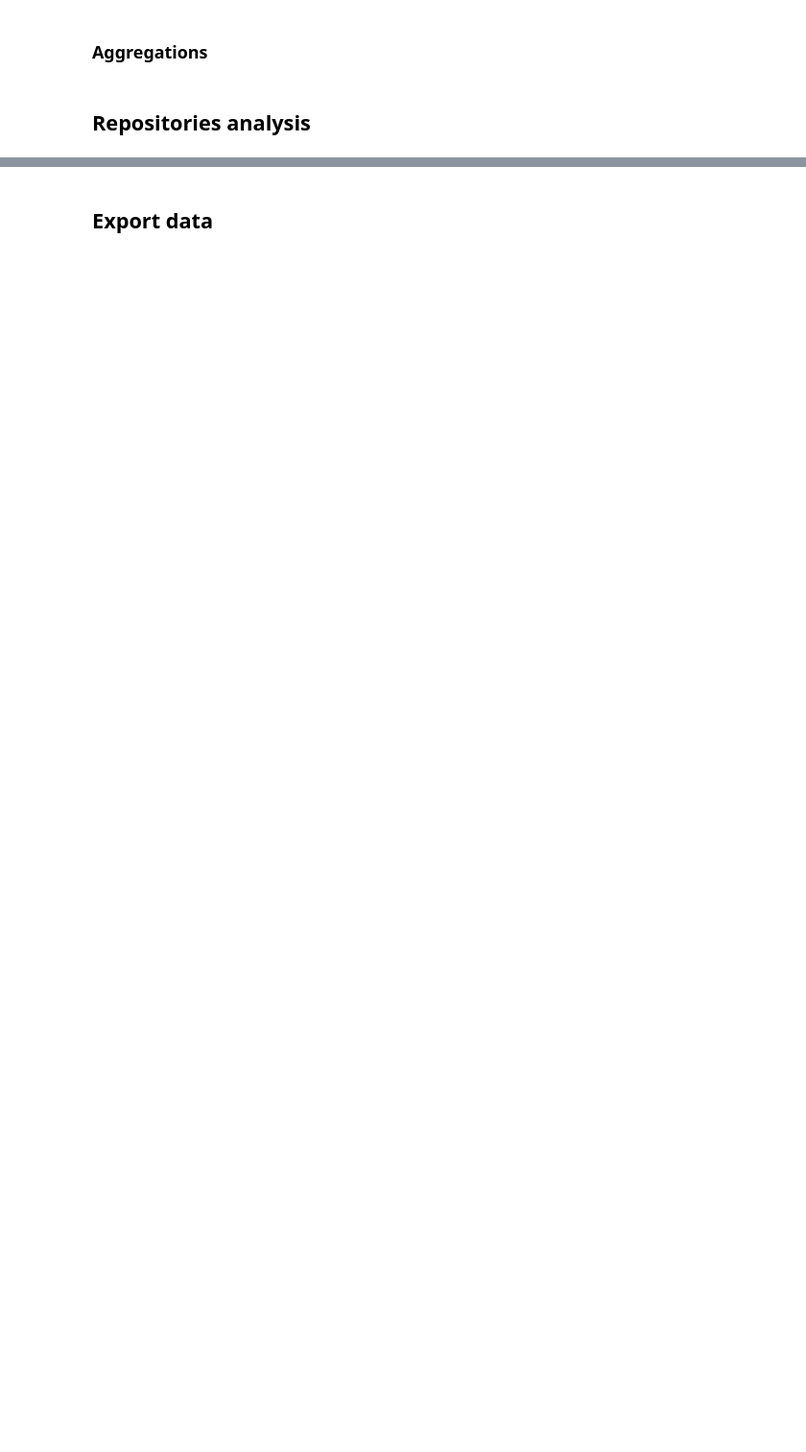
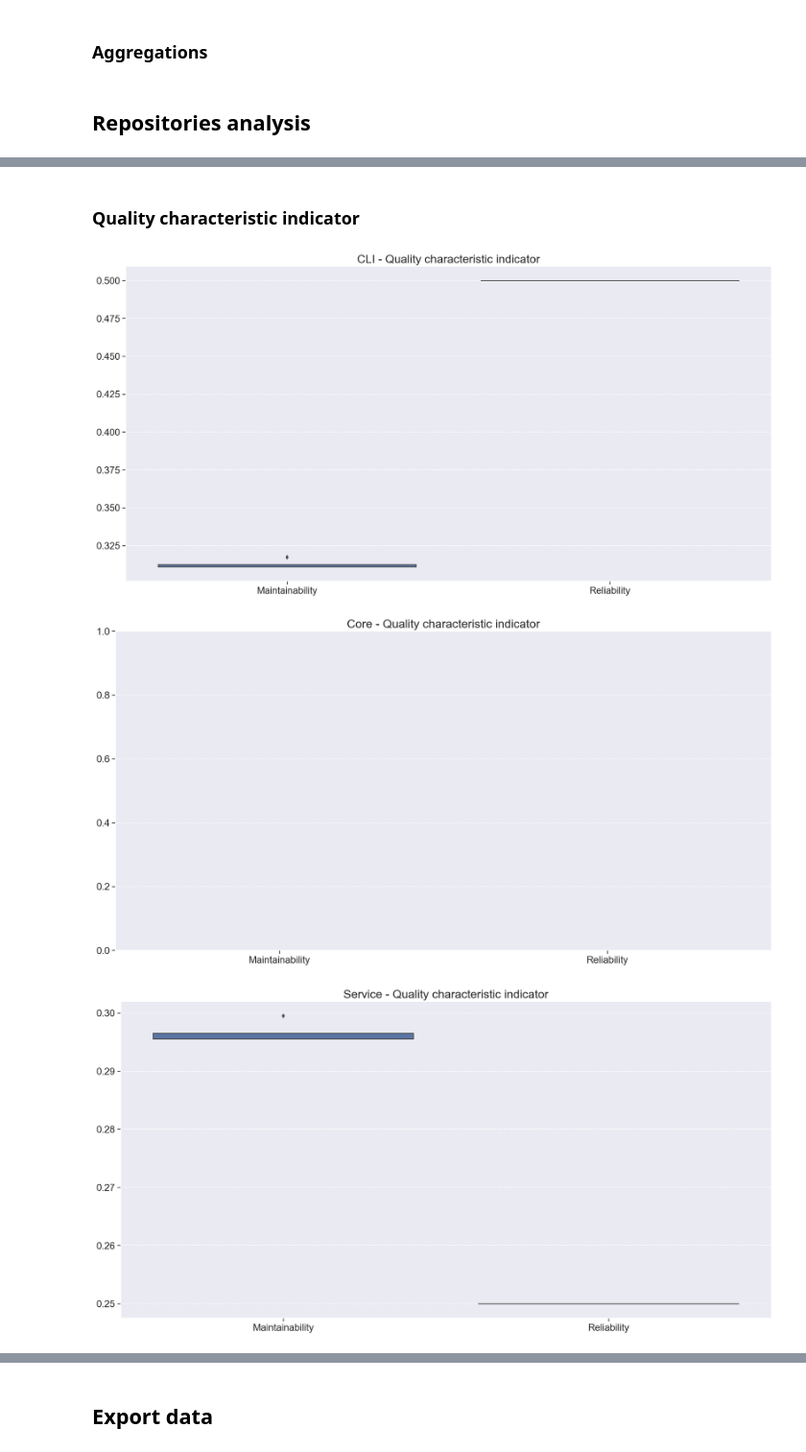
Before and after one commit to fga-eps-mds/2022-2-MeasureSoftGram-Doc, a Jupyter notebook: Analytics/analytics.ipynb, the cells around one changed output, grey strips where cells are left out. Shown at 96% size. Saved outputs shown, nothing was run; the diff lists cells and outputs as text; code cells hidden in the pictures; blank space fills up the shorter version.

```diff
--- a/Analytics/analytics.ipynb
+++ b/Analytics/analytics.ipynb
@@ -577,0 +577,14 @@ Reliability Stats
+# %% [markdown]
+### Quality characteristic indicator
+# %%
+
+for name, data in metrics.items():
+    fig = plt.figure(figsize=(20, 10))
+    sns.boxplot(data=data[['Maintainability','Reliability']])
+
+    plt.title(f"{name} - Quality characteristic indicator", fontsize=20)
+    plt.show()
+# %% [output]
+[figure, added]
+[figure, added]
+[figure, added]
```
Also changed, not shown: parts of 28 cells of this notebook, 4 other files.
